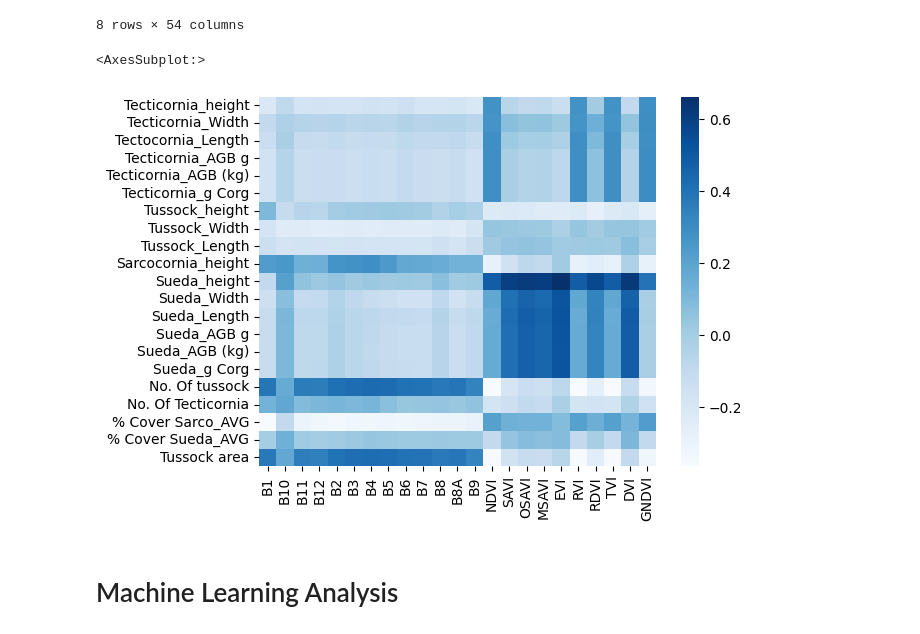
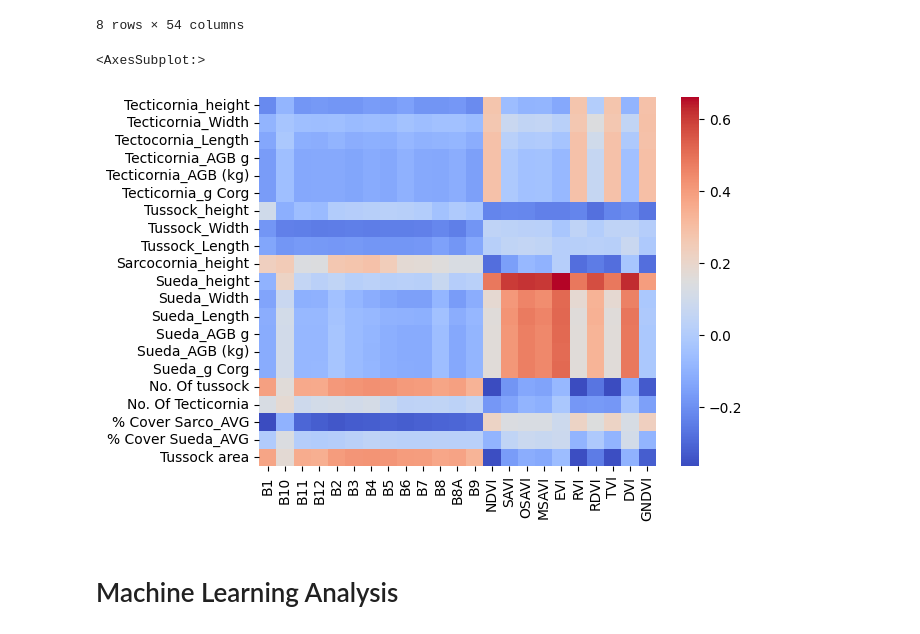
Before and after one commit to Xenarc/Remote-Sense, a Jupyter notebook: jupyter/notebook.ipynb, the cells around one changed output. Saved outputs shown, nothing was run; the diff lists cells and outputs as text; code cells hidden in the pictures.

```diff
--- a/jupyter/notebook.ipynb
+++ b/jupyter/notebook.ipynb
@@ -179,16 +199,16 @@ df.describe()
 # %%
 corr = df.corr(method='spearman')
 
 corr = corr.drop(inputs, axis=1)
 corr = corr.drop(['Plot #', 'system:index', 'lat', 'QA10', 'QA60', 'lng', 'QA20', 'Longitude', 'Elevation', 'Latitude'], axis=1)
 
 corr = corr.drop(outputs, axis=0)
 corr = corr.drop(['lat', 'system:index', 'Plot #', 'QA10', 'QA60', 'lng', 'QA20', 'Elevation', 'Longitude', 'Latitude'], axis=0)
 
-sb.heatmap(corr.T, cmap="Blues", annot=False)
+sb.heatmap(corr.T, cmap="coolwarm", annot=False)
 # %% [output]
 <AxesSubplot:>
-[figure, old version]
+[figure, new version]
 # %% [markdown]
 # Machine Learning Analysis
 # %% [markdown]
```
Also changed, not shown: parts of 1 cell of this notebook, 3 other files.
